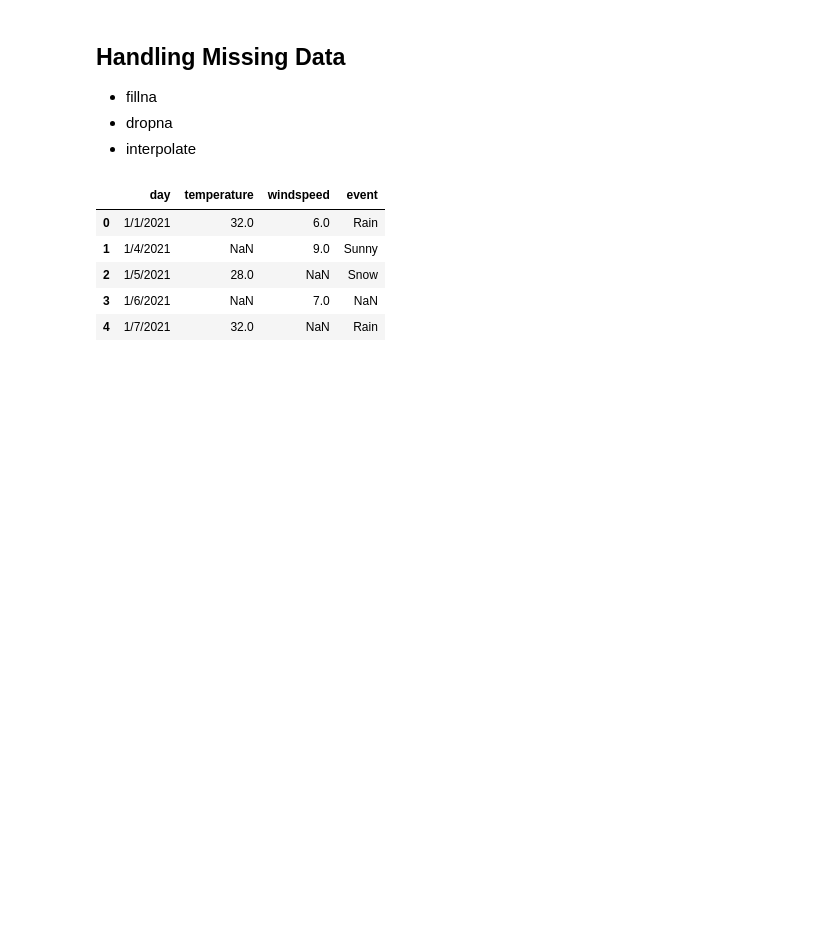
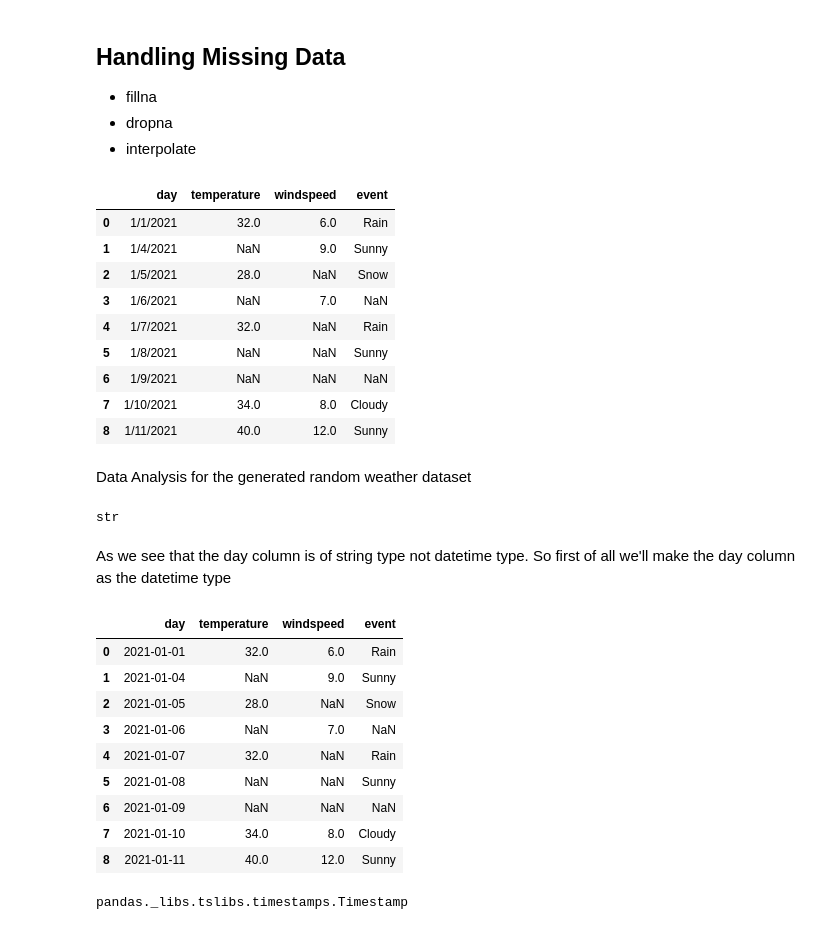
Before and after one commit to ankitsharmax/Machine-Learning, a Jupyter notebook: Pandas/Day 3-4 Pandas.ipynb, the cells around one changed output. Saved outputs shown, nothing was run; the diff lists cells and outputs as text; code cells hidden in the pictures; blank space fills up the shorter version.

Commit message:
Handling missing data exercise

```diff
--- a/Pandas/Day 3-4 Pandas.ipynb
+++ b/Pandas/Day 3-4 Pandas.ipynb
@@ -129,8 +129,8 @@ df_test
 import pandas as pd
 import numpy as np
 # %%
-data = pd.read_csv('handling_missing_weather_data.csv')
-data.head()
+data = pd.read_csv('data/handling_missing_weather_data.csv')
+data
 # %% [output]
 |  | day | temperature | windspeed | event |
 | 0 | 1/1/2021 | 32.0 | 6.0 | Rain |
@@ -138,3 +138,33 @@ data.head()
 | 2 | 1/5/2021 | 28.0 | NaN | Snow |
 | 3 | 1/6/2021 | NaN | 7.0 | NaN |
 | 4 | 1/7/2021 | 32.0 | NaN | Rain |
+| 5 | 1/8/2021 | NaN | NaN | Sunny |
+| 6 | 1/9/2021 | NaN | NaN | NaN |
+| 7 | 1/10/2021 | 34.0 | 8.0 | Cloudy |
+| 8 | 1/11/2021 | 40.0 | 12.0 | Sunny |
+# %% [markdown]
+Data Analysis for the generated random weather dataset
+# %%
+type(data.day[0])
+# %% [output]
+str
+# %% [markdown]
+As we see that the day column is of string type not datetime type. So first of all we'll make the day column as the datetime type
+# %%
+data = pd.read_csv('data/handling_missing_weather_data.csv',parse_dates=["day"])
+data
+# %% [output]
+|  | day | temperature | windspeed | event |
+| 0 | 2021-01-01 | 32.0 | 6.0 | Rain |
+| 1 | 2021-01-04 | NaN | 9.0 | Sunny |
+| 2 | 2021-01-05 | 28.0 | NaN | Snow |
+| 3 | 2021-01-06 | NaN | 7.0 | NaN |
+| 4 | 2021-01-07 | 32.0 | NaN | Rain |
+| 5 | 2021-01-08 | NaN | NaN | Sunny |
+| 6 | 2021-01-09 | NaN | NaN | NaN |
+| 7 | 2021-01-10 | 34.0 | 8.0 | Cloudy |
+| 8 | 2021-01-11 | 40.0 | 12.0 | Sunny |
+# %%
+type(data.day[0])
+# %% [output]
+pandas._libs.tslibs.timestamps.Timestamp
```
Also changed, not shown: parts of 41 cells of this notebook, 2 other files.
